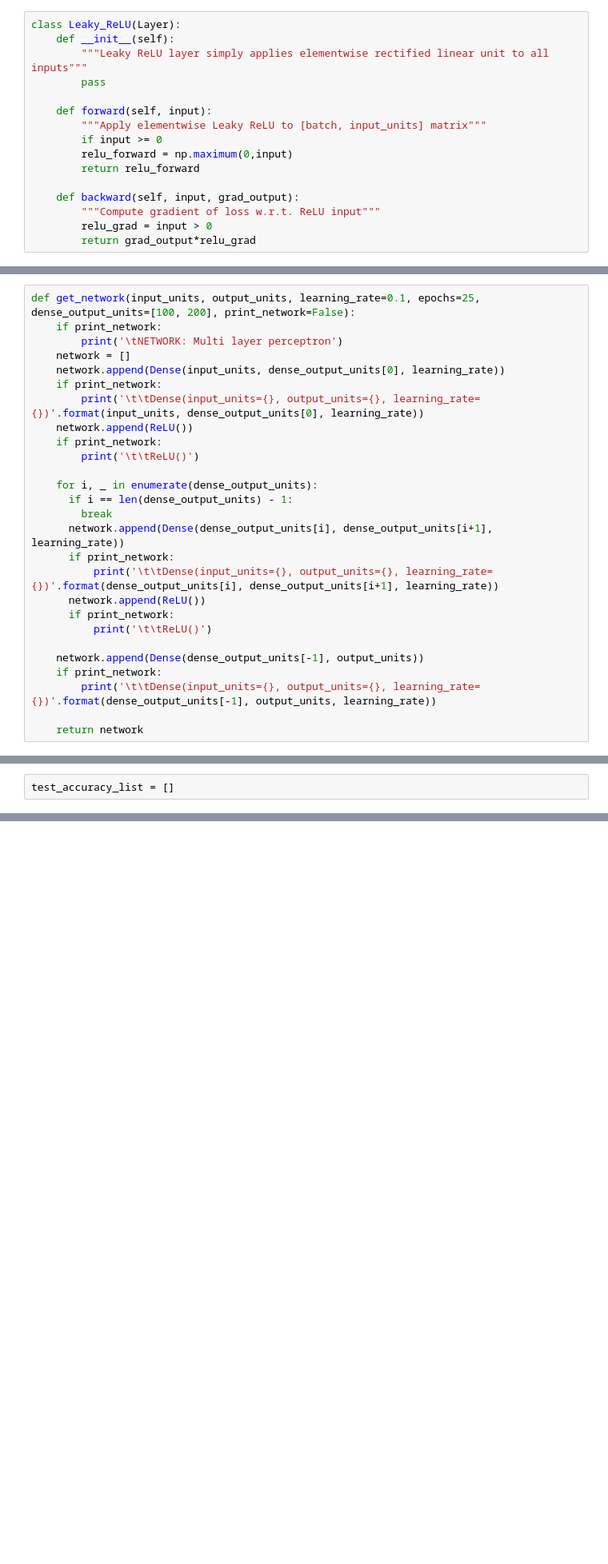
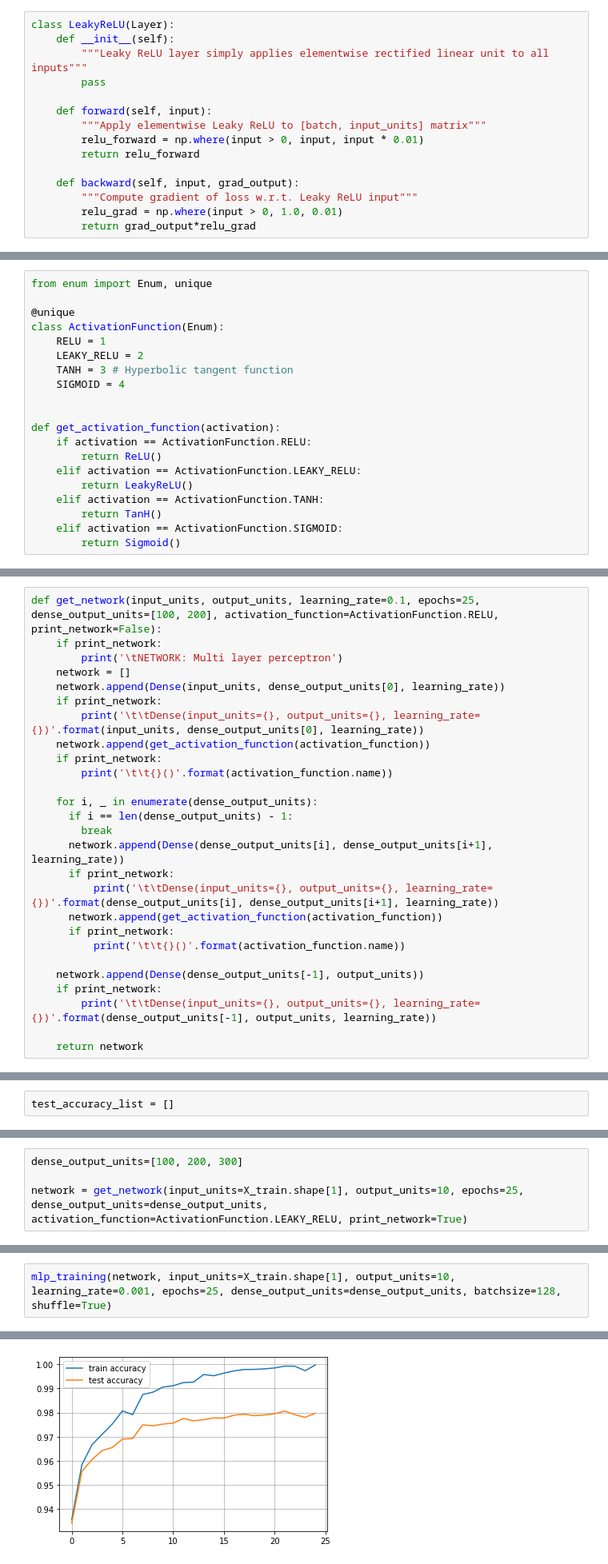
Before and after one commit to ramonfigueiredo/comp551-2020-p3_classification_of_image_data, a Jupyter notebook: code/group10_2_MLP_MNIST.ipynb, the cells around one changed output, grey strips where cells are left out. Shown at 80% size. Drawn from its saved outputs; the diff is of its cells as text; blank space fills up the shorter version.

Commit message:
MLP MNIST Activation functions

```diff
--- a/code/group10_2_MLP_MNIST.ipynb
+++ b/code/group10_2_MLP_MNIST.ipynb
@@ -88,16 +84,15 @@ This is the simplest layer you can get: it simply applies a nonlinearity to each
 # %%
-class Leaky_ReLU(Layer):
+class LeakyReLU(Layer):
     def __init__(self):
         """Leaky ReLU layer simply applies elementwise rectified linear unit to all inputs"""
         pass
 
     def forward(self, input):
         """Apply elementwise Leaky ReLU to [batch, input_units] matrix"""
-        if input >= 0
-        relu_forward = np.maximum(0,input)
+        relu_forward = np.where(input > 0, input, input * 0.01)
         return relu_forward
 
     def backward(self, input, grad_output):
-        """Compute gradient of loss w.r.t. ReLU input"""
-        relu_grad = input > 0
+        """Compute gradient of loss w.r.t. Leaky ReLU input"""
+        relu_grad = np.where(input > 0, 1.0, 0.01)
         return grad_output*relu_grad
@@ -104,3 +136,23 @@ class Leaky_ReLU(Layer):
+# %%
+from enum import Enum, unique
+
+@unique
+class ActivationFunction(Enum):
+    RELU = 1
+    LEAKY_RELU = 2
+    TANH = 3 # Hyperbolic tangent function
+    SIGMOID = 4
+
+
+def get_activation_function(activation):
+    if activation == ActivationFunction.RELU:
+        return ReLU()
+    elif activation == ActivationFunction.LEAKY_RELU:
+        return LeakyReLU()
+    elif activation == ActivationFunction.TANH:
+        return TanH()
+    elif activation == ActivationFunction.SIGMOID:
+        return Sigmoid()
 # %% [markdown]
 ### Dense layer
 
@@ -299,16 +351,16 @@ def iterate_minibatches(inputs, targets, batchsize, shuffle=False):
             excerpt = slice(start_idx, start_idx + batchsize)
         yield inputs[excerpt], targets[excerpt]
 # %%
-def get_network(input_units, output_units, learning_rate=0.1, epochs=25, dense_output_units=[100, 200], print_network=False):
+def get_network(input_units, output_units, learning_rate=0.1, epochs=25, dense_output_units=[100, 200], activation_function=ActivationFunction.RELU, print_network=False):
     if print_network:
         print('\tNETWORK: Multi layer perceptron')
     network = []
     network.append(Dense(input_units, dense_output_units[0], learning_rate))
     if print_network:
         print('\t\tDense(input_units={}, output_units={}, learning_rate={})'.format(input_units, dense_output_units[0], learning_rate))
-    network.append(ReLU())
+    network.append(get_activation_function(activation_function))
     if print_network:
-        print('\t\tReLU()')
+        print('\t\t{}()'.format(activation_function.name))
 
     for i, _ in enumerate(dense_output_units):
       if i == len(dense_output_units) - 1:
@@ -316,9 +368,9 @@ def get_network(input_units, output_units, learning_rate=0.1, epochs=25, dense_o
       network.append(Dense(dense_output_units[i], dense_output_units[i+1], learning_rate))
       if print_network:
           print('\t\tDense(input_units={}, output_units={}, learning_rate={})'.format(dense_output_units[i], dense_output_units[i+1], learning_rate))
-      network.append(ReLU())
+      network.append(get_activation_function(activation_function))
       if print_network:
-          print('\t\tReLU()')
+          print('\t\t{}()'.format(activation_function.name))
 
     network.append(Dense(dense_output_units[-1], output_units))
     if print_network:
@@ -992,0 +1070,4 @@ Epoch time (Mean +/- Std): 89.95 (+/- 100.46)
+# %%
+dense_output_units=[100, 200, 300]
+
+network = get_network(input_units=X_train.shape[1], output_units=10, epochs=25, dense_output_units=dense_output_units, activation_function=ActivationFunction.LEAKY_RELU, print_network=True)
@@ -992,0 +1083,3 @@ Epoch time (Mean +/- Std): 89.95 (+/- 100.46)
+# %%
+mlp_training(network, input_units=X_train.shape[1], output_units=10, learning_rate=0.001, epochs=25, dense_output_units=dense_output_units, batchsize=128, shuffle=True)
+# %% [output]
@@ -992,0 +1090 @@ Epoch time (Mean +/- Std): 89.95 (+/- 100.46)
+[figure, added]
```
Also changed, not shown: parts of 64 cells of this notebook.
